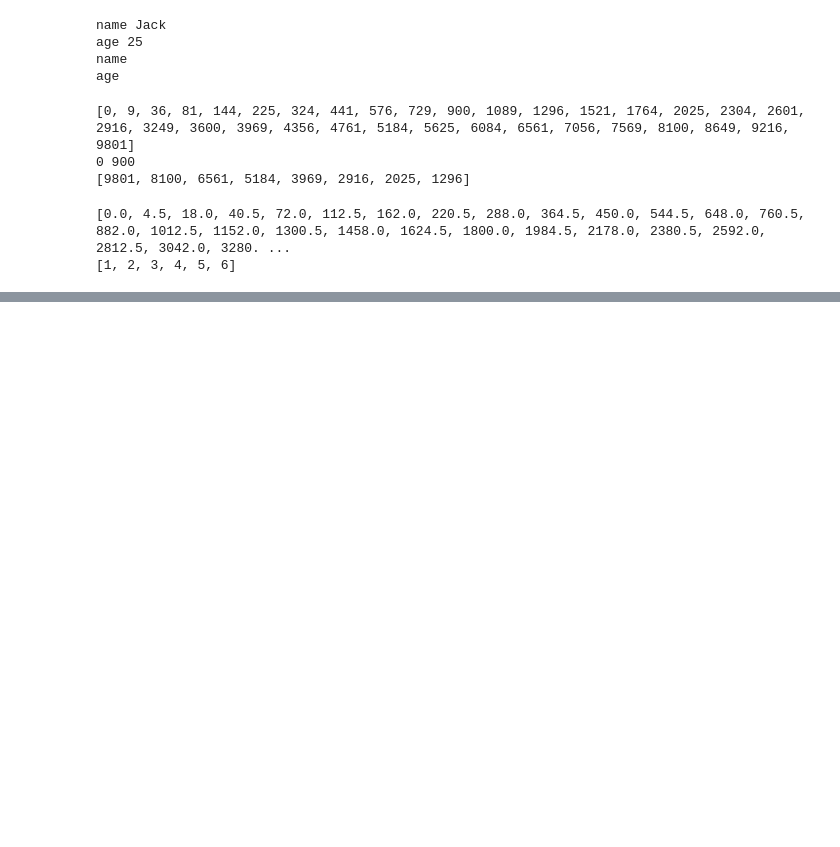
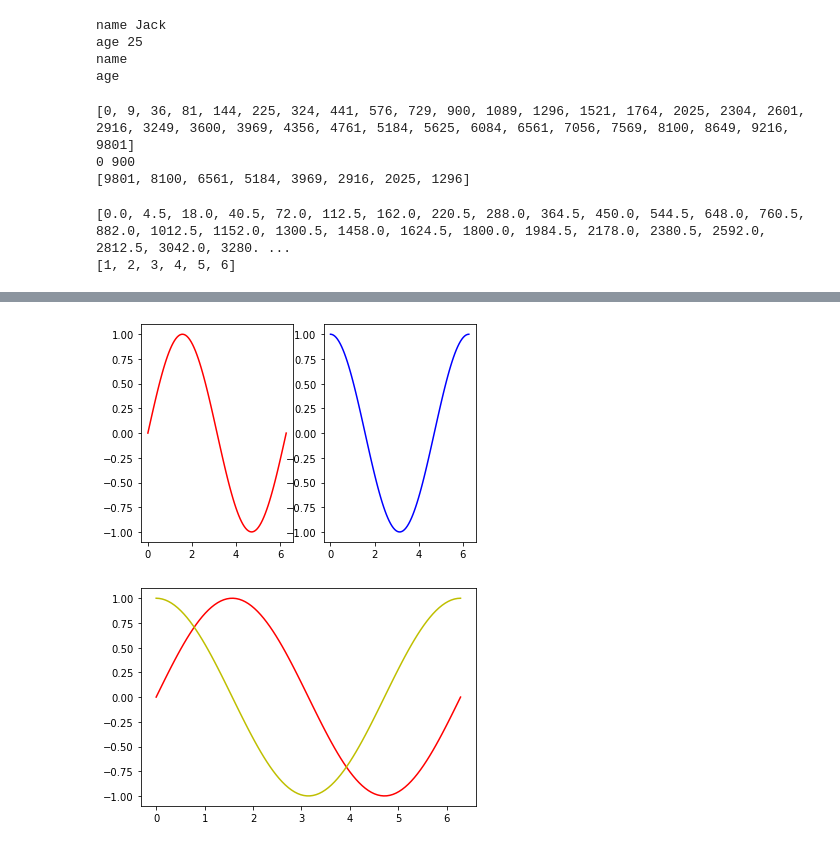
Before and after one commit to ulstu/ml, a Jupyter notebook: ml_course_en/lecture02. Basics of python/lec01.ipynb, the cells around one changed output, grey strips where cells are left out. Saved outputs shown, nothing was run; the diff lists cells and outputs as text; code cells hidden in the pictures; blank space fills up the shorter version.

```diff
--- a/ml_course_en/lecture02. Basics of python/lec01.ipynb
+++ b/ml_course_en/lecture02. Basics of python/lec01.ipynb
@@ -276,0 +352,6 @@ print(l3)
+# %%
+import math
+el = np.linspace(0, 2 * math.pi, 100)
+print(el)
+sinv = np.sin(el)
+cosv = np.cos(el)
@@ -276,0 +389,16 @@ print(l3)
+# %%
+import matplotlib.pyplot as plt
+import math
+import numpy
+
+plt.subplot(1, 2, 1)
+plt.plot(el, sinv, 'r')
+plt.subplot(1, 2, 2)
+plt.plot(el, cosv, 'b')
+plt.show()
+
+plt.plot(el, sinv, 'r', el, cosv, 'y')
+plt.show()
+# %% [output]
+[figure, added]
+[figure, added]
```
Also changed, not shown: parts of 12 cells of this notebook, 2 other files.
